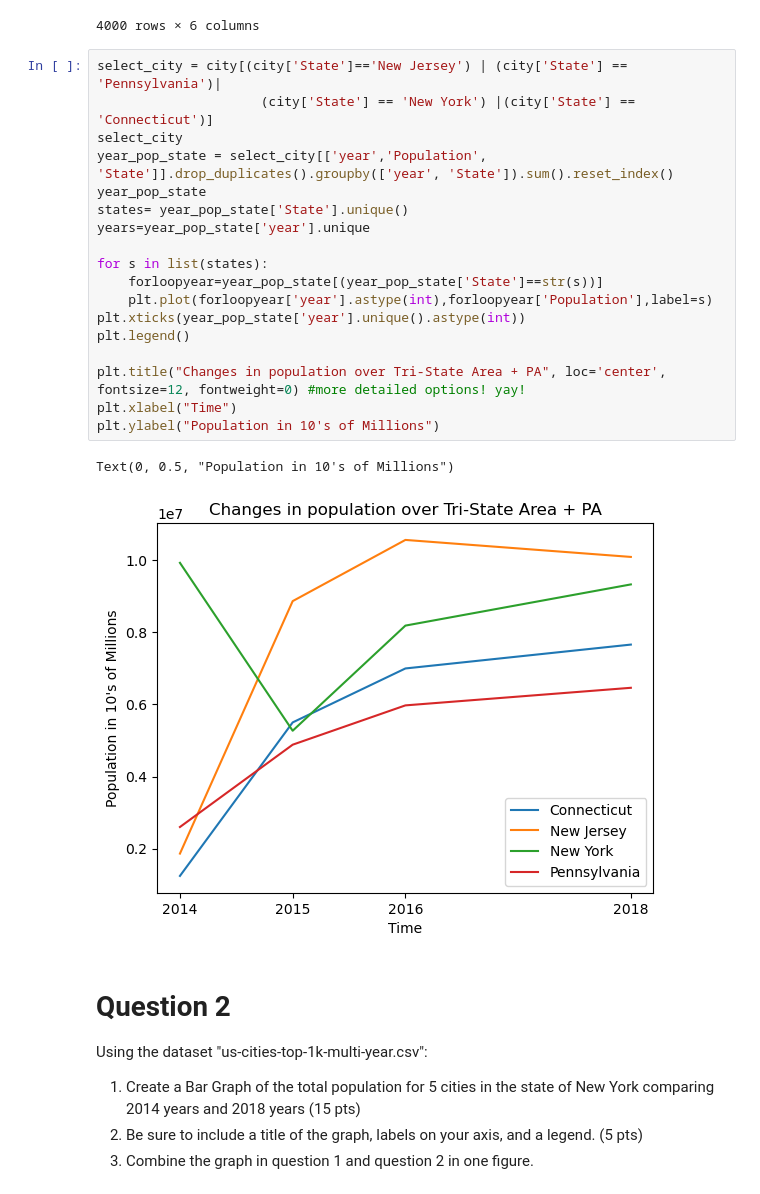
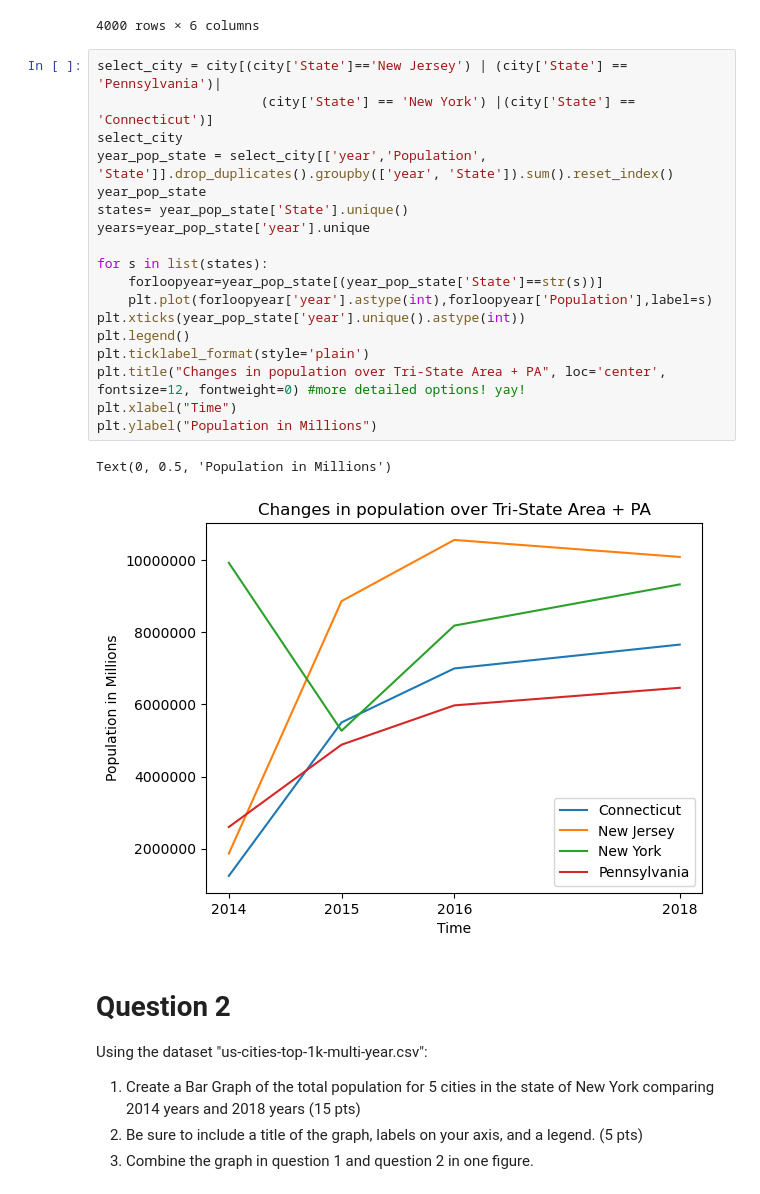
Before and after one commit to ProfKaltenberg/weekly-task-5-atuosto1, a Jupyter notebook: weekly task 5/Weekly Task 5.ipynb, the cells around one changed output. Cells and saved outputs as stored; diff of their text form.

```diff
--- a/weekly task 5/Weekly Task 5.ipynb
+++ b/weekly task 5/Weekly Task 5.ipynb
@@ -37,24 +37,24 @@ city
 # %%
 select_city = city[(city['State']=='New Jersey') | (city['State'] == 'Pennsylvania')|
                      (city['State'] == 'New York') |(city['State'] == 'Connecticut')]
 select_city
 year_pop_state = select_city[['year','Population', 'State']].drop_duplicates().groupby(['year', 'State']).sum().reset_index()
 year_pop_state
 states= year_pop_state['State'].unique()
 years=year_pop_state['year'].unique
 
 for s in list(states):
     forloopyear=year_pop_state[(year_pop_state['State']==str(s))]
     plt.plot(forloopyear['year'].astype(int),forloopyear['Population'],label=s)
 plt.xticks(year_pop_state['year'].unique().astype(int))
 plt.legend()
-
+plt.ticklabel_format(style='plain')
 plt.title("Changes in population over Tri-State Area + PA", loc='center', fontsize=12, fontweight=0) #more detailed options! yay!
 plt.xlabel("Time")
-plt.ylabel("Population in 10's of Millions")
+plt.ylabel("Population in Millions")
 # %% [output]
-Text(0, 0.5, "Population in 10's of Millions")
+Text(0, 0.5, 'Population in Millions')
-[figure, old version]
+[figure, new version]
 # %% [markdown]
 # Question 2
 
```
Also changed, not shown: parts of 3 cells of this notebook, 2 other files.
